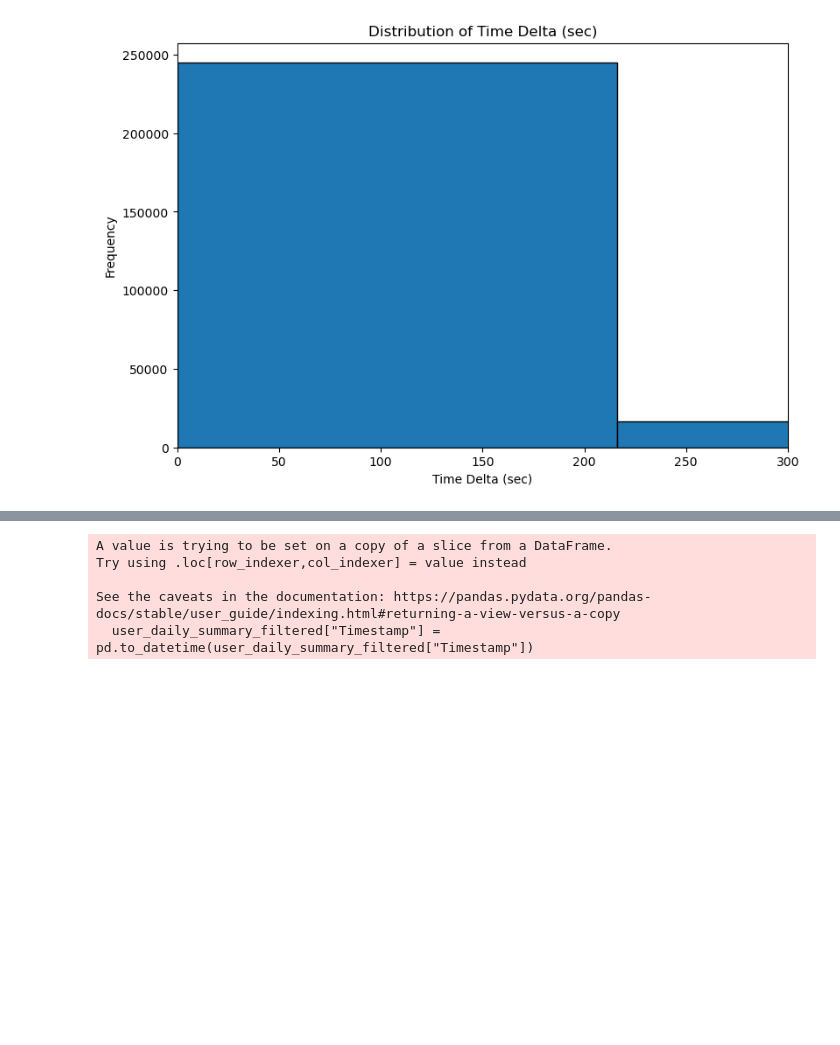
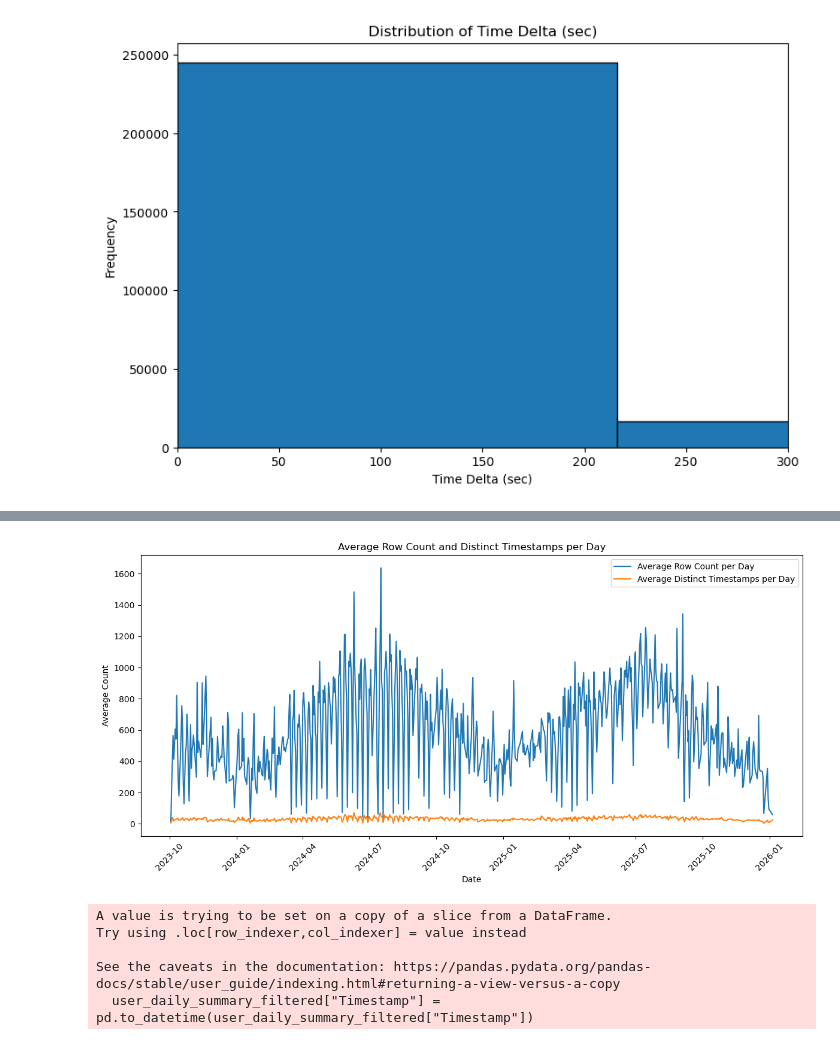
Before and after one commit to JiashenWangg/Lucas_Systems_Capstone_Project, a Jupyter notebook: EDA_Jiashen/eda_week10-14.ipynb, the cells around one changed output, grey strips where cells are left out. Drawn from its saved outputs; the diff is of its cells as text; code cells hidden in the pictures; blank space fills up the shorter version.

Commit message:
Seeondry goal exploration, RT2 troubleshoot plot

```diff
--- a/EDA_Jiashen/eda_week10-14.ipynb
+++ b/EDA_Jiashen/eda_week10-14.ipynb
@@ -116,6 +116,22 @@ display(user_102_1005.head(20))
 user_daily_counts = RT_Activity2.groupby(["UserID", RT_Activity2["Timestamp"].str[:10]]).size().reset_index(name="RowCount")
 user_daily_distinct_timestamps = RT_Activity2.groupby(["UserID", RT_Activity2["Timestamp"].str[:10]])["Timestamp"].nunique().reset_index(name="DistinctTimestamps")
 user_daily_summary = pd.merge(user_daily_counts, user_daily_distinct_timestamps, on=["UserID", "Timestamp"])
+# %%
+# plot in the same lines plot, average RowCount and average DistinctTimestamps per day across all users
+daily_summary = user_daily_summary.groupby("Timestamp").agg({"RowCount": "mean", "DistinctTimestamps": "mean"}).reset_index()
+daily_summary["Timestamp"] = pd.to_datetime(daily_summary["Timestamp"])
+plt.figure(figsize=(12, 6))
+plt.plot(daily_summary["Timestamp"], daily_summary["RowCount"], label="Average Row Count per Day")
+plt.plot(daily_summary["Timestamp"], daily_summary["DistinctTimestamps"], label="Average Distinct Timestamps per Day")
+plt.title("Average Row Count and Distinct Timestamps per Day")
+plt.xlabel("Date")
+plt.ylabel("Average Count")
+plt.legend()
+plt.xticks(rotation=45)
+plt.tight_layout()
+plt.show()
+# %% [output]
+[figure, added]
 # %%
 # display users 77, 102, 501, before 2023-10-10, sorted by UserID and Timestamp
 user_daily_summary_filtered = user_daily_summary[user_daily_summary["UserID"].isin([77, 102, 501])]
```
Also changed, not shown: 2 other files.
